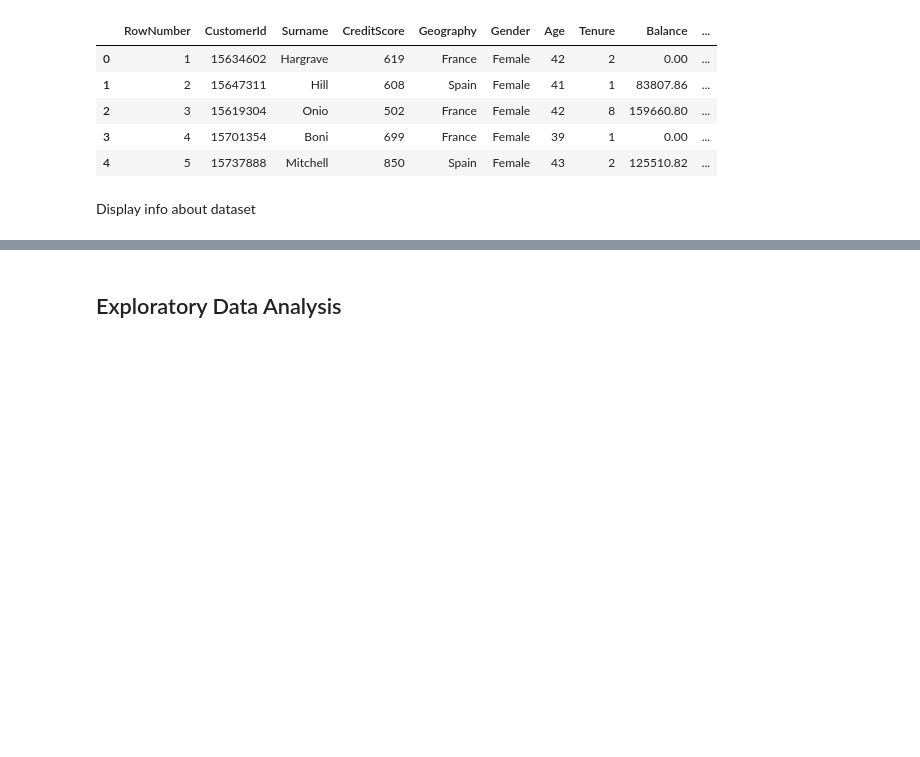
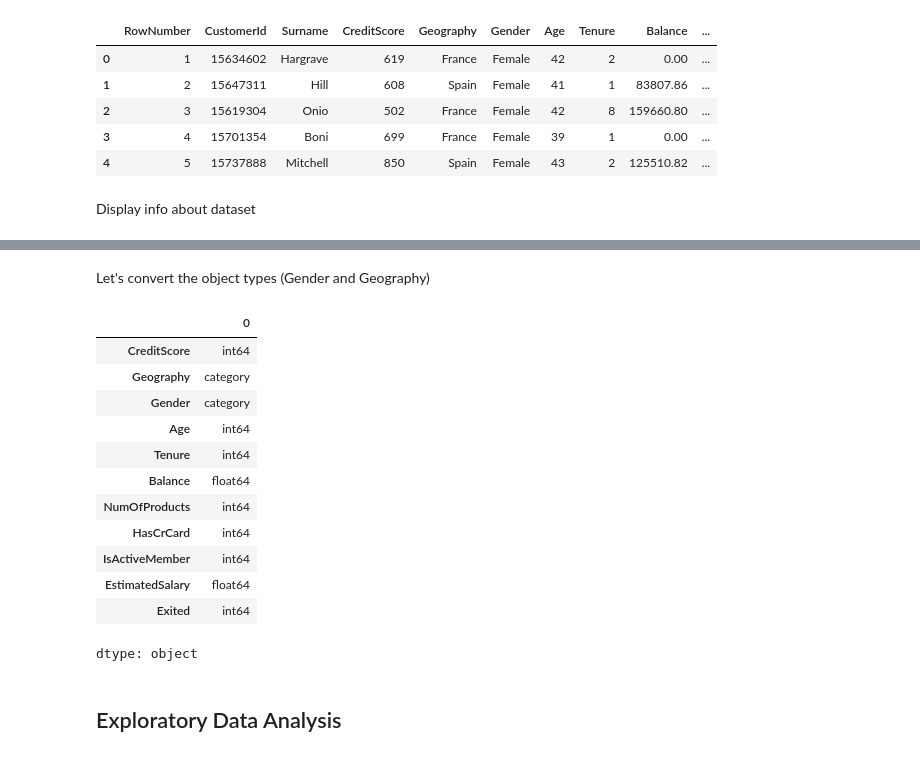
Before and after one commit to lhughey/AIML_Course, a Jupyter notebook: Project 4 - NN - Bank Churn Prediction/INN_Learner_Notebook_Full_code.ipynb, the cells around one changed output, grey strips where cells are left out. Saved outputs shown, nothing was run; the diff lists cells and outputs as text; code cells hidden in the pictures; blank space fills up the shorter version.

```diff
--- a/Project 4 - NN - Bank Churn Prediction/INN_Learner_Notebook_Full_code.ipynb
+++ b/Project 4 - NN - Bank Churn Prediction/INN_Learner_Notebook_Full_code.ipynb
@@ -120,3 +173,25 @@ The data contains a few columns that will need to be dropped, as they serve no p
+# %% [markdown]
+Let's convert the object types (Gender and Geography)
+# %%
+#convert the object column to category
+for feature in data.columns: # Loop through all columns in the dataframe
+    if data[feature].dtype == 'object': # Only apply for columns with categorical strings
+        data[feature] = pd.Categorical(data[feature])# Replace strings with an integer
+data.dtypes
+# %% [output]
+|  | 0 |
+| CreditScore | int64 |
+| Geography | category |
+| Gender | category |
+| Age | int64 |
+| Tenure | int64 |
+| Balance | float64 |
+| NumOfProducts | int64 |
+| HasCrCard | int64 |
+| IsActiveMember | int64 |
+| EstimatedSalary | float64 |
+| Exited | int64 |
+dtype: object
 # %% [markdown]
 ## Exploratory Data Analysis
 # %% [markdown]
```
Also changed, not shown: parts of 7 cells of this notebook.
